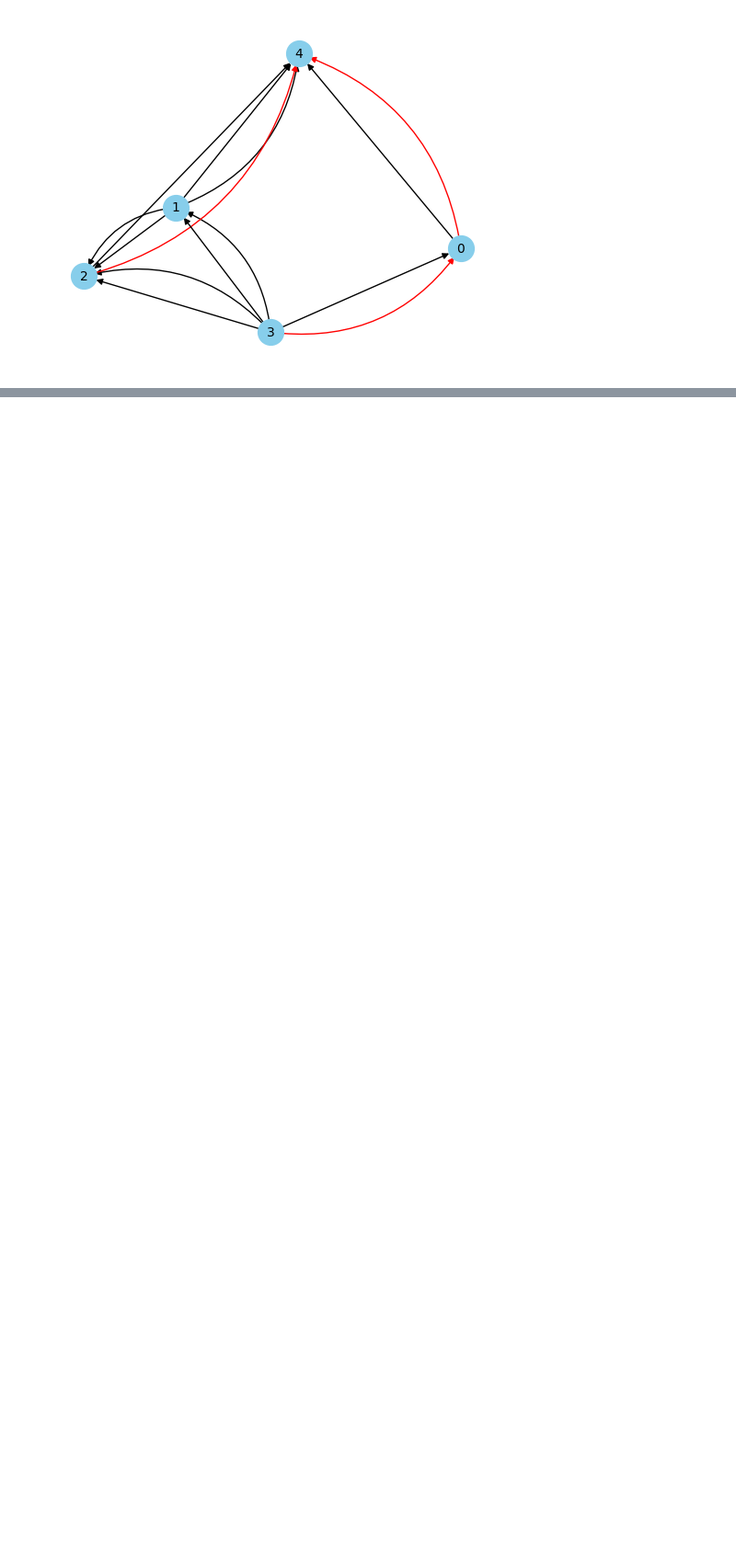
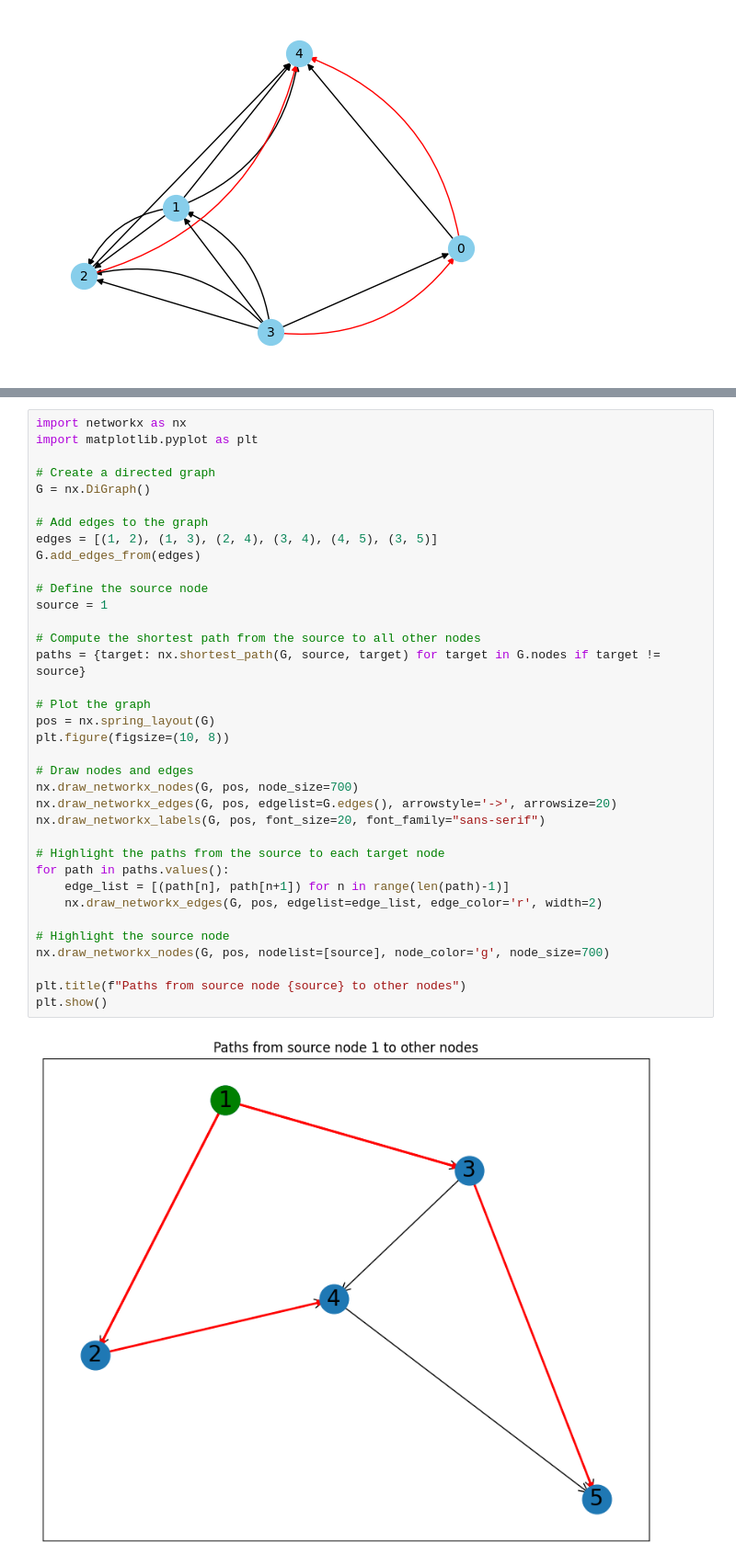
Before and after one commit to fhehli/stochastic-vehicle-routing, a Jupyter notebook: visualization.ipynb, the cells around one changed output, grey strips where cells are left out. Shown at 92% size. Drawn from its saved outputs; the diff is of its cells as text; blank space fills up the shorter version.

Commit message:
add a bunch of visualization templates

```diff
--- a/visualization.ipynb
+++ b/visualization.ipynb
@@ -394,0 +335,38 @@ FileNotFoundError: [Errno 2] No such file or directory: 'data/test.pkl'
+# %%
+import networkx as nx
+import matplotlib.pyplot as plt
+
+# Create a directed graph
+G = nx.DiGraph()
+
+# Add edges to the graph
+edges = [(1, 2), (1, 3), (2, 4), (3, 4), (4, 5), (3, 5)]
+G.add_edges_from(edges)
+
+# Define the source node
+source = 1
+
+# Compute the shortest path from the source to all other nodes
+paths = {target: nx.shortest_path(G, source, target) for target in G.nodes if target != source}
+
+# Plot the graph
+pos = nx.spring_layout(G)
+plt.figure(figsize=(10, 8))
+
+# Draw nodes and edges
+nx.draw_networkx_nodes(G, pos, node_size=700)
+nx.draw_networkx_edges(G, pos, edgelist=G.edges(), arrowstyle='->', arrowsize=20)
+nx.draw_networkx_labels(G, pos, font_size=20, font_family="sans-serif")
+
+# Highlight the paths from the source to each target node
+for path in paths.values():
+    edge_list = [(path[n], path[n+1]) for n in range(len(path)-1)]
+    nx.draw_networkx_edges(G, pos, edgelist=edge_list, edge_color='r', width=2)
+
+# Highlight the source node
+nx.draw_networkx_nodes(G, pos, nodelist=[source], node_color='g', node_size=700)
+
+plt.title(f"Paths from source node {source} to other nodes")
+plt.show()
+# %% [output]
+[figure, added]
```
Also changed, not shown: parts of 7 cells of this notebook.
